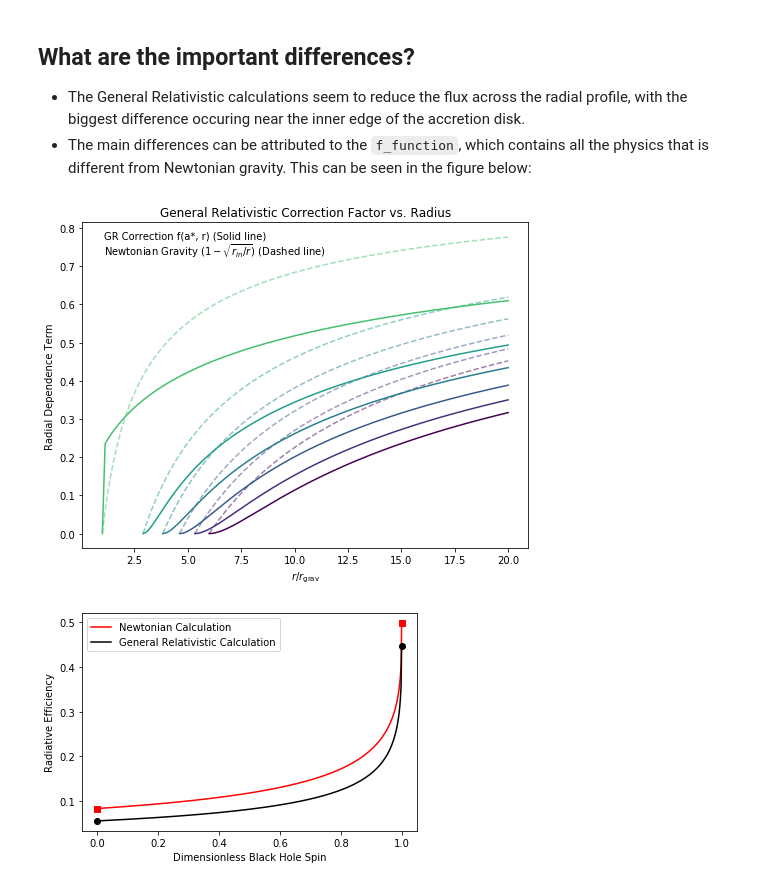
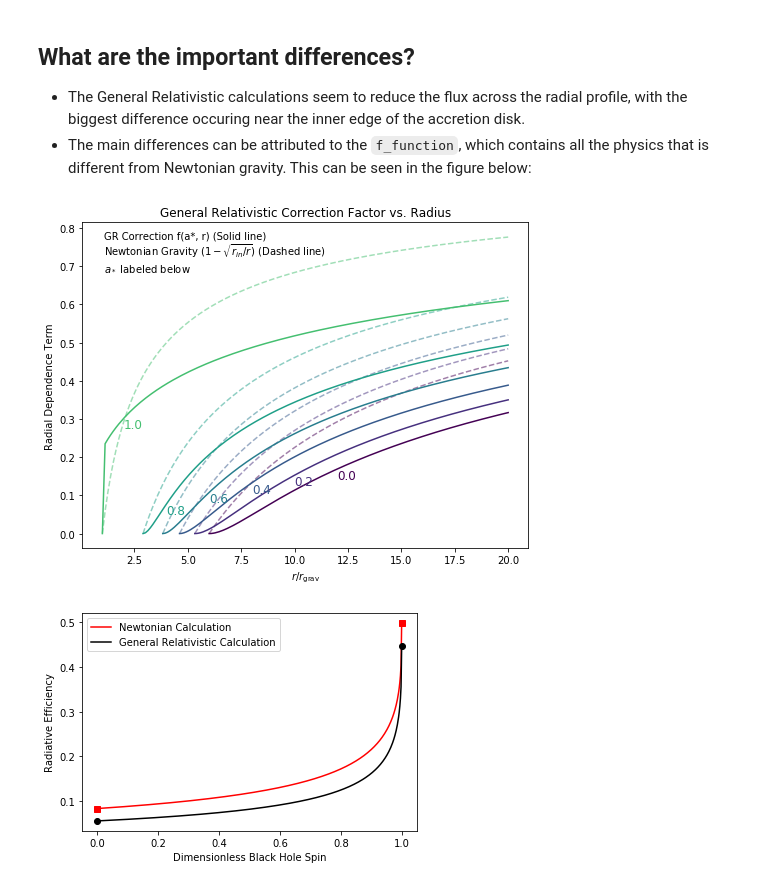
Before and after one commit to connor-mcclellan/thindisk, a Jupyter notebook: tutorials/ASIA_final_plots.ipynb, the cells around one changed output. Drawn from its saved outputs; the diff is of its cells as text; code cells hidden in the pictures.

Commit message:
fixing Asia's final plots, adding endcaps to radiative efficiency plots

```diff
--- a/tutorials/ASIA_final_plots.ipynb
+++ b/tutorials/ASIA_final_plots.ipynb
@@ -109,19 +109,29 @@ plt.show()
 # %%
 fig, ax = plt.subplots(1, 1, figsize=(8, 6))
 #r = np.linspace(6*r_grav(M).value, 20*r_grav(M).value, 150)*u.cm
 for i, a in enumerate(a_vals):
     isco = get_r_isco(a, M).value
     r = np.linspace(1.0000001*isco, 20*r_grav(M).value, 150)*u.cm
     ax.plot(r/r_grav(M), f_function(a, r, M), c=colors[i], label="{:.1f}".format(a))
     ax.plot(r/r_grav(M), (1 - np.sqrt(isco*u.cm/r)), c=colors[i], ls='--', alpha=0.5)
+
+labelLines(ax.get_lines()[::-1],
+       align=False,
+       fontsize=12,
+       xvals=np.linspace(2, 12, len(a_vals)),
+       verticalalignment='top',
+       horizontalalignment='left')
+
 plt.text(0.05, 0.95, "GR Correction f(a*, r) (Solid line)", transform = ax.transAxes)
 plt.text(0.05, 0.90, r"Newtonian Gravity $(1 - \sqrt{r_{in}/r})$ (Dashed line)", transform = ax.transAxes)
+plt.text(0.05, 0.85, "$a_*$ labeled below", transform = ax.transAxes)
+
 plt.title("General Relativistic Correction Factor vs. Radius")
 plt.xlabel(r"$r/r_{\rm grav}$")
 plt.ylabel("Radial Dependence Term")
 plt.show()
 # %% [output]
-[figure, old version]
+[figure, new version]
 # %%
 import scipy.integrate
 
```
Also changed, not shown: parts of 1 cell of this notebook.
